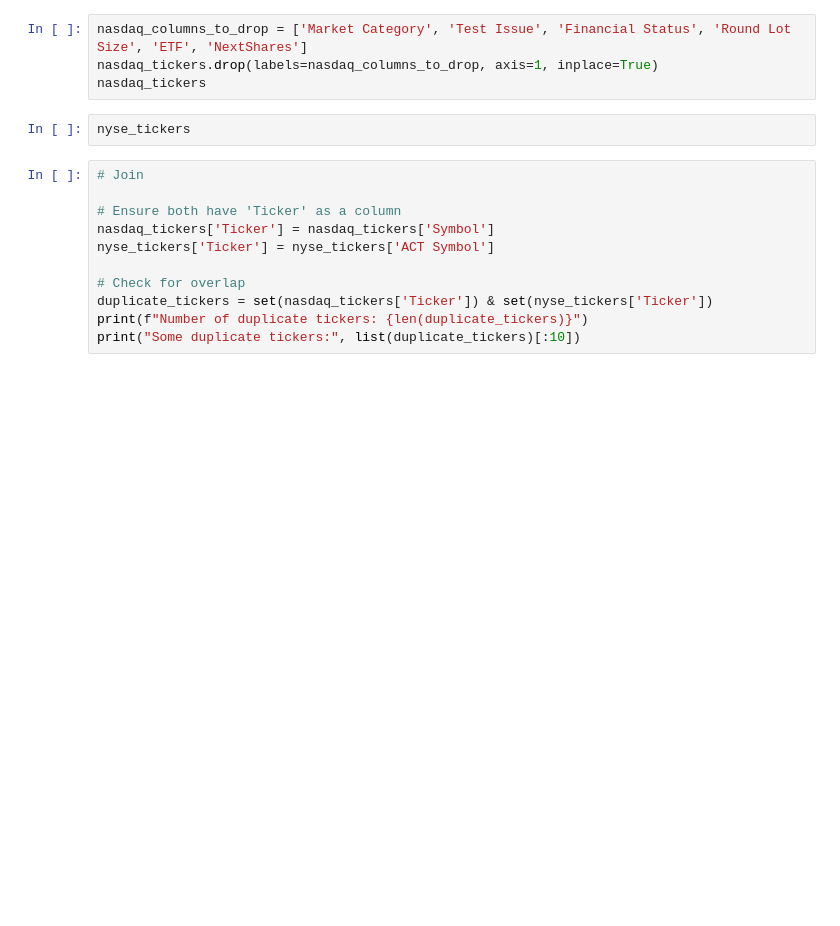
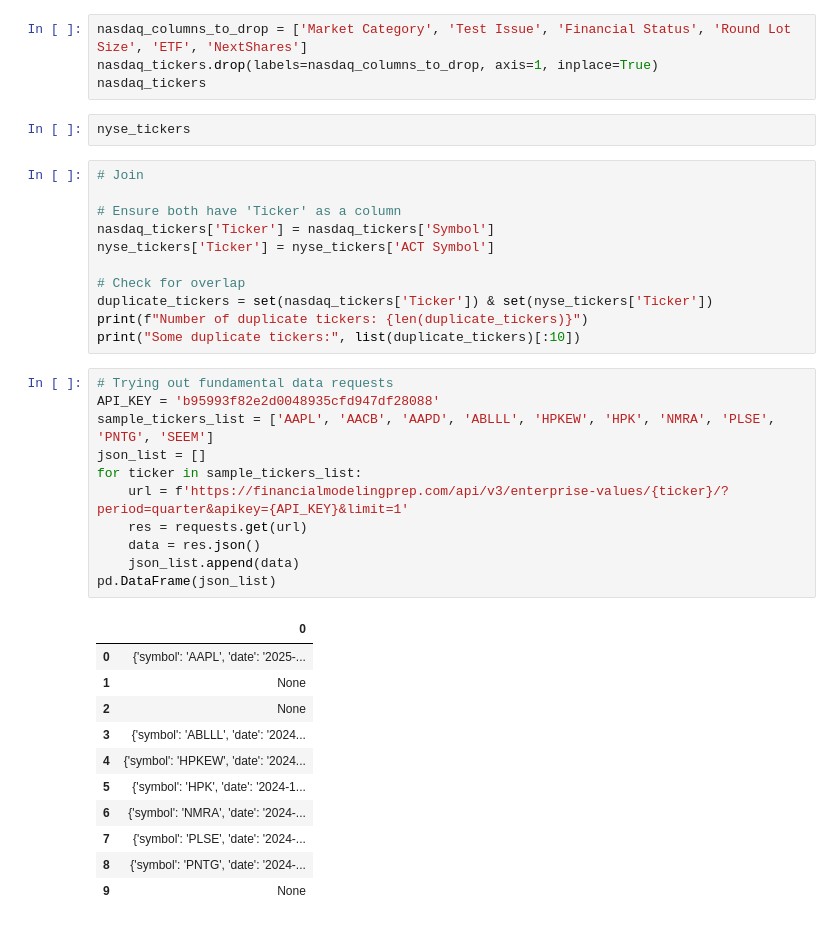
Before and after one commit to ben-abbott/df-capstone, a Jupyter notebook: notebooks/exploratory_anaysis.ipynb, the cells around one changed output. Saved outputs shown, nothing was run; the diff lists cells and outputs as text; blank space fills up the shorter version.

```diff
--- a/notebooks/exploratory_anaysis.ipynb
+++ b/notebooks/exploratory_anaysis.ipynb
@@ -96,3 +97,26 @@ nyse_tickers['Ticker'] = nyse_tickers['ACT Symbol']
 duplicate_tickers = set(nasdaq_tickers['Ticker']) & set(nyse_tickers['Ticker'])
 print(f"Number of duplicate tickers: {len(duplicate_tickers)}")
 print("Some duplicate tickers:", list(duplicate_tickers)[:10])
+# %%
+# Trying out fundamental data requests
+API_KEY = 'b95993f82e2d0048935cfd947df28088'
+sample_tickers_list = ['AAPL', 'AACB', 'AAPD', 'ABLLL', 'HPKEW', 'HPK', 'NMRA', 'PLSE', 'PNTG', 'SEEM']
+json_list = []
+for ticker in sample_tickers_list:
+    url = f'https://financialmodelingprep.com/api/v3/enterprise-values/{ticker}/?period=quarter&apikey={API_KEY}&limit=1'
+    res = requests.get(url)
+    data = res.json()
+    json_list.append(data)
+pd.DataFrame(json_list)
+# %% [output]
+|  | 0 |
+| 0 | {'symbol': 'AAPL', 'date': '2025-... |
+| 1 | None |
+| 2 | None |
+| 3 | {'symbol': 'ABLLL', 'date': '2024... |
+| 4 | {'symbol': 'HPKEW', 'date': '2024... |
+| 5 | {'symbol': 'HPK', 'date': '2024-1... |
+| 6 | {'symbol': 'NMRA', 'date': '2024-... |
+| 7 | {'symbol': 'PLSE', 'date': '2024-... |
+| 8 | {'symbol': 'PNTG', 'date': '2024-... |
+| 9 | None |
```
Also changed, not shown: parts of 3 cells of this notebook, 3 other files.
